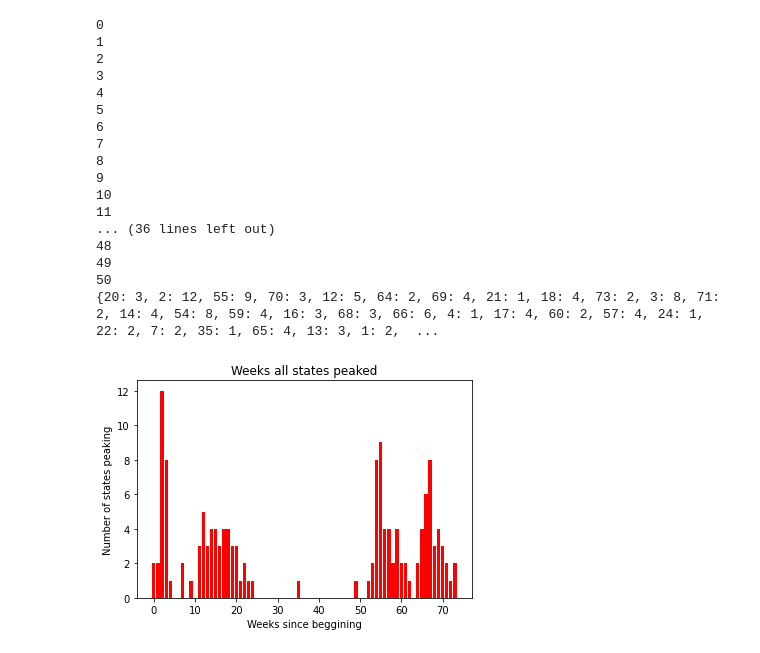
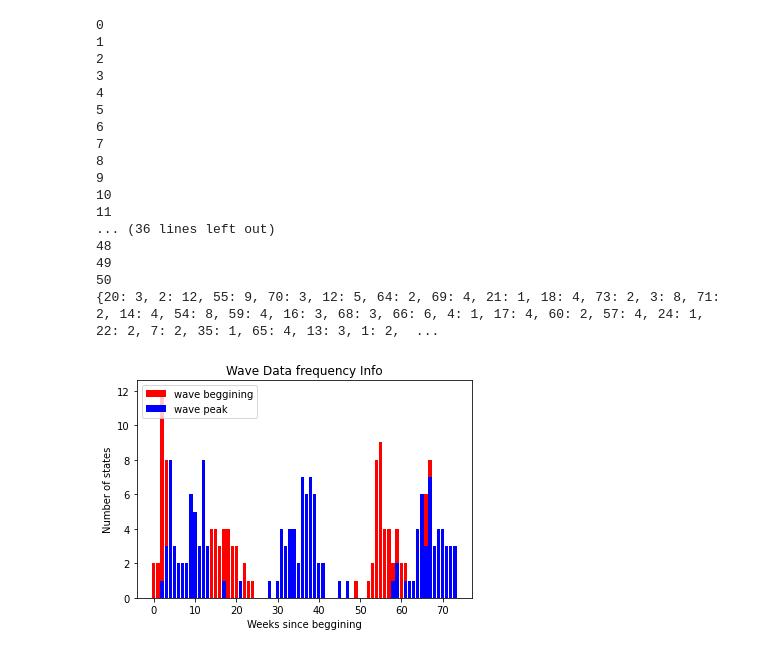
Before and after one commit to Azal-Amer/DataScienceTutorial, a Jupyter notebook: PandasCovidStateTracking/main.ipynb, the cells around one changed output. Saved outputs shown, nothing was run; the diff lists cells and outputs as text; code cells hidden in the pictures.

```diff
--- a/PandasCovidStateTracking/main.ipynb
+++ b/PandasCovidStateTracking/main.ipynb
@@ -291,5 +318,5 @@ NameError: name 'maxDict' is not defined
 # %%
-totalBegginings = []
+totalBegginings = {}
 for i in range(len(stateAbbreviations)):
     state = stateAbbreviations[i]
     x = zeroFinder(state)[2]
@@ -325,14 +352,18 @@ print(minDict)
 49
 50
 {20: 3, 2: 12, 55: 9, 70: 3, 12: 5, 64: 2, 69: 4, 21: 1, 18: 4, 73: 2, 3: 8, 71: 2, 14: 4, 54: 8, 59: 4, 16: 3, 68: 3, 66: 6, 4: 1, 17: 4, 60: 2, 57: 4, 24: 1, 22: 2, 7: 2, 35: 1, 65: 4, 13: 3, 1: 2,  ...
-# %%
-x = dict.values()
-y = dict.keys()
-dict = mi
-ply.bar(y,x, color = 'r')
-ply.title('Weeks all states started')
-ply.xlabel('Weeks since beggining')
-ply.ylabel('Number of states peaking')
-ply.show()
-# %% [output]
-[figure, removed]
+# %%
+x_min = minDict.values()
+y_min = minDict.keys()
+x_max = maxDict.values()
+y_max = maxDict.keys()
+ply.bar(y_min,x_min, color = 'r', label = "wave beggining")
+ply.bar(y_max,x_max, color = 'b', label = "wave peak")
+ply.legend(loc="upper left")
+ply.title('Wave Data frequency Info')
+ply.xlabel('Weeks since beggining')
+ply.ylabel('Number of states')
+ply.show()
+# Rank the average wave case count, rank in chart
+# %% [output]
+[figure, added]
```
Also changed, not shown: parts of 6 cells of this notebook, 1 other file.
